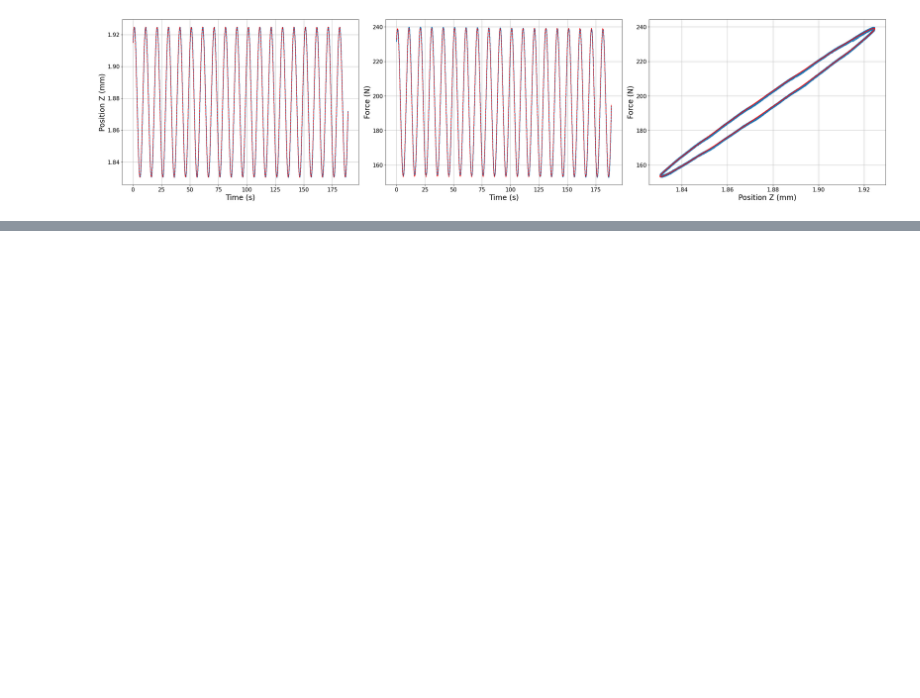
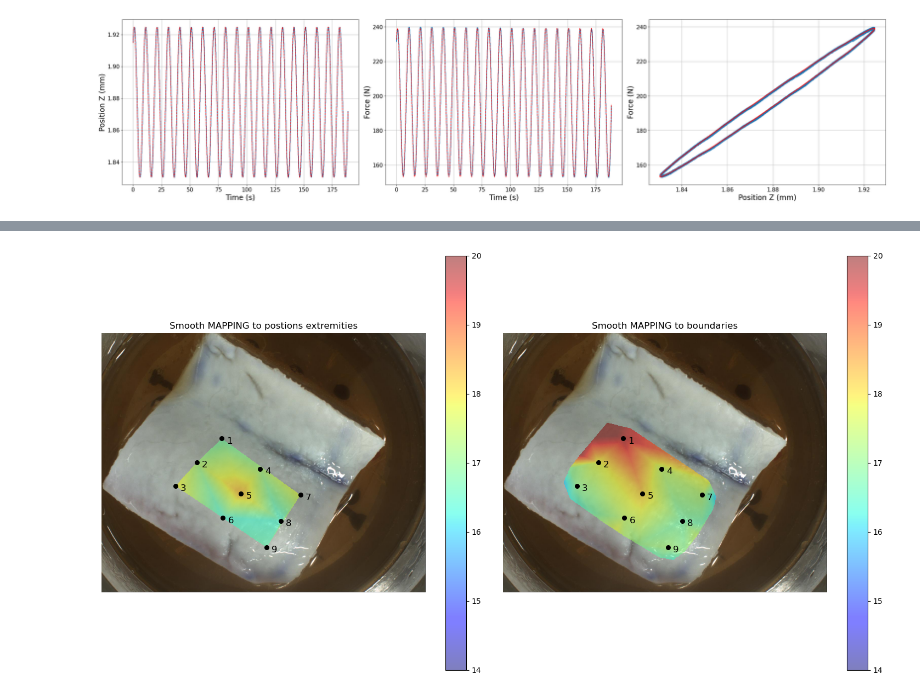
Before and after one commit to RenatoC322/Biomomentum-functions, a Jupyter notebook: examples/testing_notebook.ipynb, the cells around one changed output, grey strips where cells are left out. Drawn from its saved outputs; the diff is of its cells as text; code cells hidden in the pictures; blank space fills up the shorter version.

```diff
--- a/examples/testing_notebook.ipynb
+++ b/examples/testing_notebook.ipynb
@@ -210,0 +256,25 @@ pos_1_ID = surface_1["Position ID"]
+# %%
+# PLOT THE INTERPOLATION MAPS WITH SMOOTHING
+fig = plt.figure(figsize=(15,8))
+axes1 = fig.add_subplot(121)
+axes1.imshow(img_MAP)
+pcm = axes1.pcolormesh(grid_X_sth, grid_Y_sth, QP_2D_sth, shading='auto', cmap="jet", alpha = 0.5, vmin=vmin, vmax=vmax)
+axes1.scatter(pos_1[:,0].reshape(1,len(pos_1)), pos_1[:,1].reshape(1,len(pos_1)), color = "Black", s = 30)
+for i, txt in enumerate(pos_1_ID):
+    axes1.annotate(txt, (pos_1[i, 0], pos_1[i, 1]), (pos_1[i, 0] + 20, pos_1[i, 1] + 20), fontsize = 12)
+fig.colorbar(pcm, ax=axes1)
+axes1.set_title("Smooth MAPPING to postions extremities")
+axes1.axis('off')
+axes2 = fig.add_subplot(122)
+axes2.imshow(img_MAP)
+pcm = axes2.pcolormesh(grid_X_bounds_sth, grid_Y_bounds_sth, QP_2D_bounds_sth, shading='auto', cmap="jet", alpha = 0.5, vmin=vmin, vmax=vmax)
+axes2.scatter(pos_1[:,0].reshape(1,len(pos_1)), pos_1[:,1].reshape(1,len(pos_1)), color = "Black", s = 30)
+for i, txt in enumerate(pos_1_ID):
+    axes2.annotate(txt, (pos_1[i, 0], pos_1[i, 1]), (pos_1[i, 0] + 20, pos_1[i, 1] + 20), fontsize = 12)
+fig.colorbar(pcm, ax=axes2)
+axes2.set_title("Smooth MAPPING to boundaries")
+axes2.axis('off')
+plt.tight_layout()
+plt.show()
+# %% [output]
+[figure, added]
```
Also changed, not shown: parts of 8 cells of this notebook, 1 other file.
